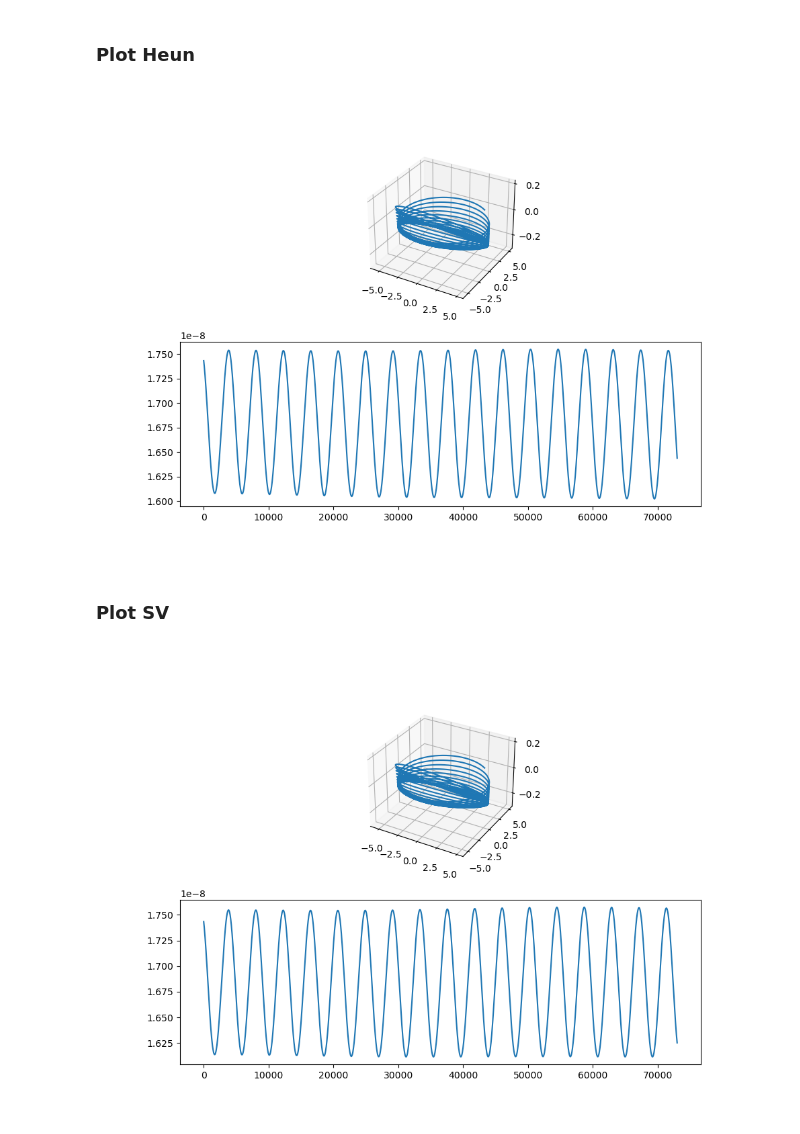
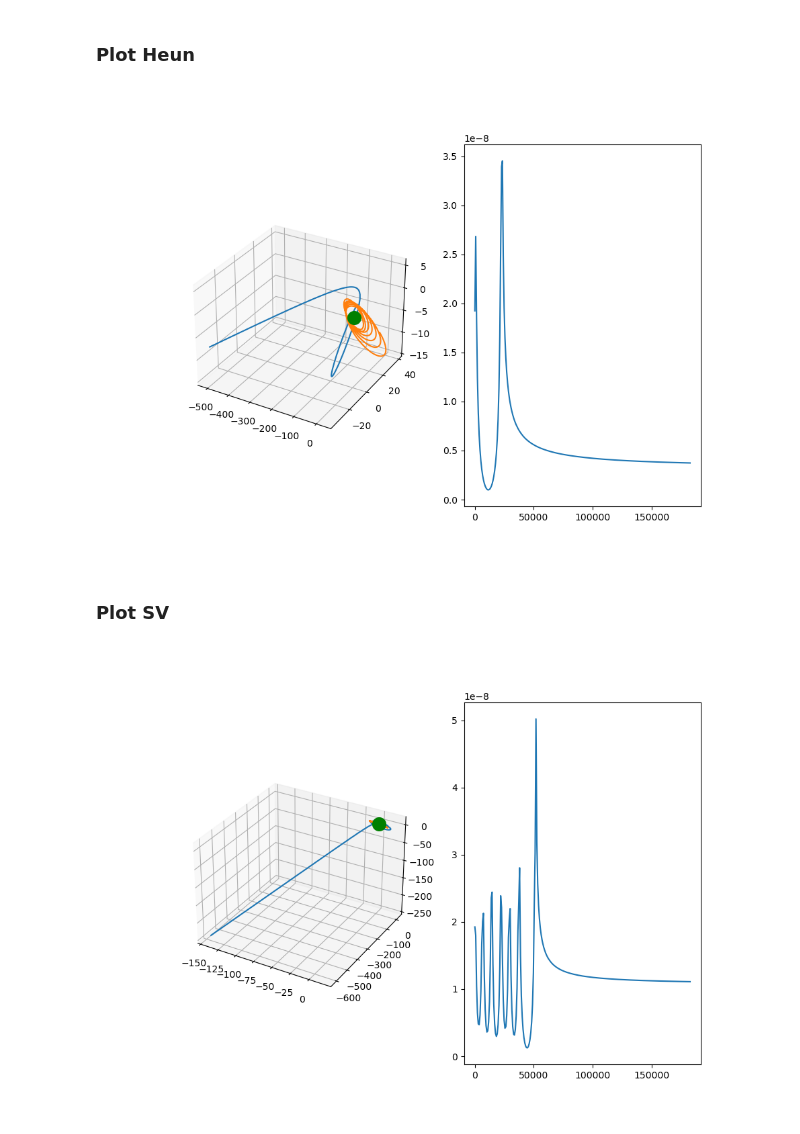
Before and after one commit to ColinDucarme/LPHYS1303---Projet, a Jupyter notebook: FD/Celestial_Dynamics.ipynb, the cells around one changed output. Saved outputs shown, nothing was run; the diff lists cells and outputs as text; code cells hidden in the pictures.

```diff
--- a/FD/Celestial_Dynamics.ipynb
+++ b/FD/Celestial_Dynamics.ipynb
@@ -204,7 +273,7 @@ def Heun(G, masses, pos_init, mom_init, dt, tmax):
         E[i+1] = energy(pos[:,i+1], mom[:,i+1], masses)
     return {'t':t,'pos':pos,'mom':mom,'E':E}
 # %%
-def SV(G, masses, pos_init, mom_init, dt, tmax):
+def SV(masses, pos_init, mom_init, dt, tmax):
     """
     === Params ===\n
     masses :    array of masses [Sun, Jupiter]
@@ -225,6 +294,8 @@ def SV(G, masses, pos_init, mom_init, dt, tmax):
                 'E' :   1D array of energy through time
     """
     t = np.arange(0,tmax+dt,dt)
+    N = int(len(pos_init)/3)
+    masses = masses[:N]
     pos = np.zeros((len(pos_init),len(t)))
     mom = np.zeros((len(mom_init),len(t)))
     E = np.zeros(len(t))
@@ -242,20 +313,35 @@ def SV(G, masses, pos_init, mom_init, dt, tmax):
 ### Calculs
 # %%
 # Conditions initiales
-pos_init,mom_init = Init_Cond(2,masses,[coord_Sun_Sun1, coord_Jup_Sun1],[vit_Sun_Sun,vit_Jup_Sun])
-# pos_init,mom_init = Init_Cond(2,masses,[coord_Sun_CM1, coord_Jup_CM1],[vit_Sun_CM,vit_Jup_CM])
+r_Jup = [5.012753755,5.012753758]
+RA_Jup = [str_to_list('3 39 12.52523'),
+          str_to_list('3 39 12.52549')]
+DEC_Jup = [str_to_list('18 35 2.9682'),
+           str_to_list('18 35 2.9691')]
+r_Sat = [9.701550337,9.701550334]
+RA_Sat = [str_to_list('22 55 4.66172'),
+          str_to_list('22 55 4.66181')]
+DEC_Sat = [str_to_list('-08 54 38.4322'),
+           str_to_list('-08 54 38.4317')]
+
+pos_init,mom_init = Init_Cond(3,masses,[r_Jup,r_Sat],[RA_Jup,RA_Sat],[DEC_Jup,DEC_Sat],dim='3D')
+# pos_init,mom_init = Init_Cond(masses,[coord_Sun_CM1, coord_Jup_CM1],[vit_Sun_CM,vit_Jup_CM])
 
 
-dt = 30 # nbre de jours par dt
-N_tmax = 200 # nbre d'années de la simu
+dt = 1 # nbre de jours par dt
+N_tmax = 500 # nbre d'années de la simu
 tmax = N_tmax*365 #jours
 
-solEul = Eula(G, masses, pos_init, mom_init,dt, tmax)
-solHeun = Heun(G, masses, pos_init, mom_init,dt, tmax)
-solSV = SV(G,masses,pos_init,mom_init,dt,tmax)
+solEul = Eula(masses, pos_init, mom_init, dt, tmax)
+solHeun = Heun(masses, pos_init, mom_init, dt, tmax)
+solSV = SV(masses, pos_init, mom_init, dt, tmax)
 
-# np.savetxt(fname="./sun_v.txt", X=solHeun['mom'][0:3,:],delimiter=',')
-# np.savetxt(fname="./sun_p.txt", X=solHeun['pos'][0:3,:],delimiter=',')
+np.savetxt(fname="./Data/Sun_v.txt", X=solHeun['mom'][0:3,:],delimiter=',')
+np.savetxt(fname="./Data/Sun_p.txt", X=solHeun['pos'][0:3,:],delimiter=',')
+np.savetxt(fname="./Data/Jup_v.txt", X=solHeun['mom'][3:6,:],delimiter=',')
+np.savetxt(fname="./Data/Jup_p.txt", X=solHeun['pos'][3:6,:],delimiter=',')
+np.savetxt(fname="./Data/Sat_v.txt", X=solHeun['mom'][6:9,:],delimiter=',')
+np.savetxt(fname="./Data/Sat_p.txt", X=solHeun['pos'][6:9,:],delimiter=',')
 # %% [markdown]
 ### Plot Euler
 # %%
@@ -272,23 +360,27 @@ plt.show()
 ### Plot Heun
 # %%
 fig= plt.figure(figsize=(10,7))
-ax1 = fig.add_subplot(2,1,1,projection='3d')
+ax1 = fig.add_subplot(1,2,1,projection='3d')
+ax1.scatter(0,0,0,c='green',s=200)
 ax1.plot(solHeun['pos'][3,:],solHeun['pos'][4,:],solHeun['pos'][5,:])
-ax2 = fig.add_subplot(2,1,2)
+ax1.plot(solHeun['pos'][6,:],solHeun['pos'][7,:],solHeun['pos'][8,:])
+ax2 = fig.add_subplot(1,2,2)
 ax2.plot(solHeun['t'],solHeun['E'])
 
 plt.show()
 # %% [output]
-[figure, old version]
+[figure, new version]
 # %% [markdown]
 ### Plot SV
 # %%
 fig= plt.figure(figsize=(10,7))
-ax1 = fig.add_subplot(2,1,1,projection='3d')
+ax1 = fig.add_subplot(1,2,1,projection='3d')
+ax1.scatter(0,0,0,c='green',s=200)
 ax1.plot(solSV['pos'][3,:],solSV['pos'][4,:],solSV['pos'][5,:])
-ax2 = fig.add_subplot(2,1,2)
+ax1.plot(solSV['pos'][6,:],solSV['pos'][7,:],solSV['pos'][8,:])
+ax2 = fig.add_subplot(1,2,2)
 ax2.plot(solSV['t'],solSV['E'])
 
 plt.show()
 # %% [output]
-[figure, old version]
+[figure, new version]
```
Also changed, not shown: parts of 7 cells of this notebook.
